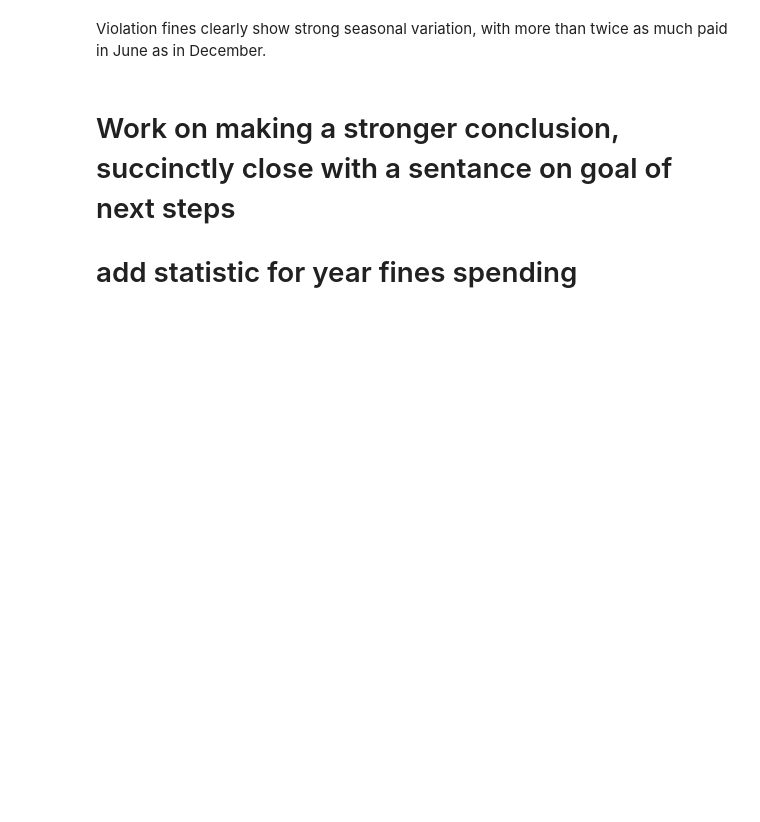
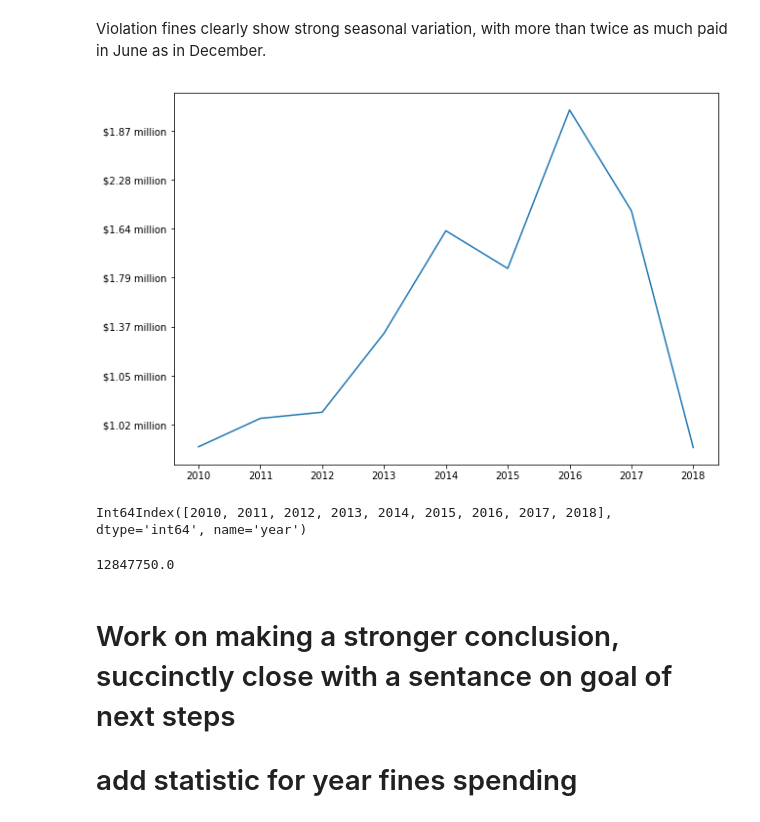
Before and after one commit to Sustainabilist/ChicagoDataAnalysis, a Jupyter notebook: REPORTS/publication_1_draft_3.ipynb, the cells around one changed output. Cells and saved outputs as stored; diff of their text form; code cells hidden in the pictures; blank space fills up the shorter version.

Commit message:
finish formatting graph to show total fines over the years

```diff
--- a/REPORTS/publication_1_draft_3.ipynb
+++ b/REPORTS/publication_1_draft_3.ipynb
@@ -623,3 +631,65 @@ Violation fines clearly show strong seasonal variation, with more than twice as
+# %%
+# Create line graph showing change in total average yearly fines for all businesses
+
+# Calculate total fines paid for each year
+temp["year"] = temp.datetime.apply(lambda x: x.year)
+year_fines = temp.groupby("year").fines.sum()
+
+# Drop year 2018 fines
+year_fines.drop(index)
+
+# Create axis labels
+year_list = year_fines.index
+fines_list = list(year_fines)
+
+# Format fines axis
+def millions_format(num, m=1000000):
+    if num % m == 0:
+        num = int(num/m)
+    else:
+        num = round(float(num/m), 2)
+    return '${} million'.format(num)
+
+millions = [millions_format(number) for number in fines_list]
+# # year_dollars = (['${:,.0f}'.format(x) for x in fines_list])
+
+
+
+
+# Plot line graph
+fig, ax = plt.subplots()
+ax.plot(year_fines)
+ax.set_yticklabels(millions)
+
+plt.show()
+
+year_fines.index
+
+
+
+# # List years
+# years = ["2010", "2011", "2013", "2014", "May", "June", "July", "August", "September", "October", "November", "December"]
+
+# # Plot bar chart
+# fig, ax = plt.subplots()
+# index = np.arange(len(month_fines))
+# ax.barh(index, month_fines)
+# ax.set_yticks(index)
+# ax.set_yticklabels(months, fontsize=15)
+# ax.set_xticks([x*3/100 for x in range(5)])
+# ax.set_xticklabels(["%d%%"%(x*3) for x in range(5)])
+# ax.set_title("Fines by Month", fontsize=25)
+# ax.set_xlabel("Percent of All Fines", fontsize=15)
+
+
+# plt.show()
+# %% [output]
+[figure, added]
+Int64Index([2010, 2011, 2012, 2013, 2014, 2015, 2016, 2017, 2018], dtype='int64', name='year')
+# %%
+businesses.fines.sum()
+# %% [output]
+12847750.0
 # %% [markdown]
 # Work on making a stronger conclusion, succinctly close with a sentance on goal of next steps
 
```
Also changed, not shown: parts of 2 cells of this notebook.
